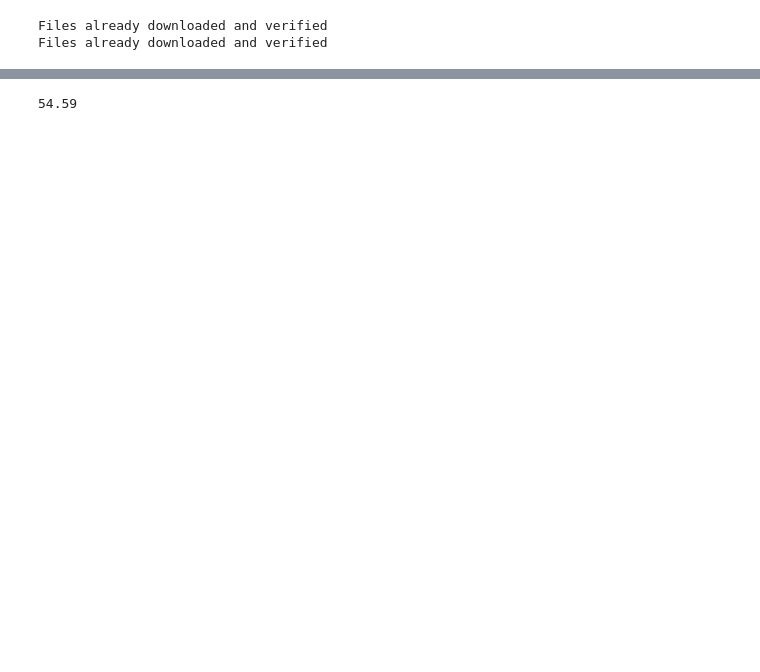
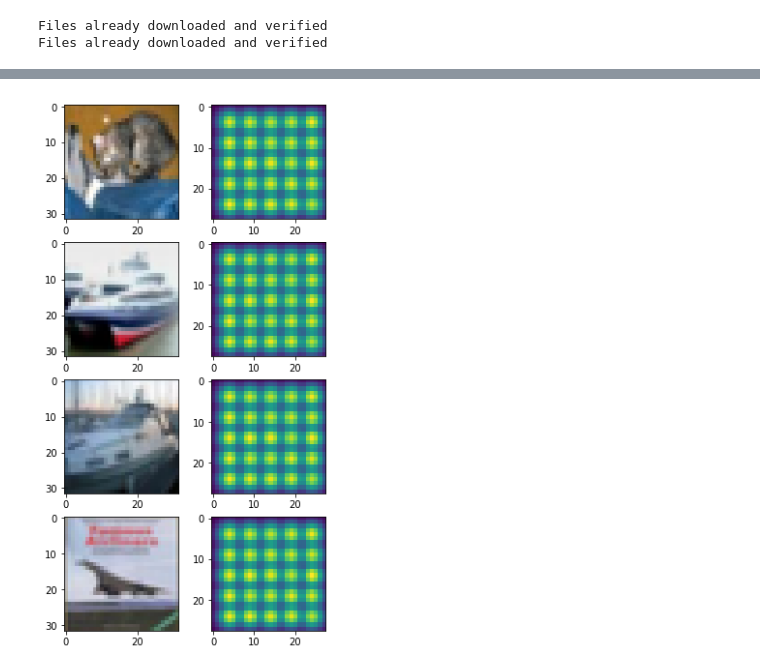
Before and after one commit to jdtheiss/rf_pool, a Jupyter notebook: rf_pool/models_tests.ipynb, the cells around one changed output, grey strips where cells are left out. Cells and saved outputs as stored; diff of their text form; code cells hidden in the pictures; blank space fills up the shorter version.

Commit message:
adds show_lattice() method to model base class and small updates to lattice utils

```diff
--- a/rf_pool/models_tests.ipynb
+++ b/rf_pool/models_tests.ipynb
@@ -60,8 +62,8 @@ print("Number of 'on' params from ff_net + control_net: ", n_params)
 # %%
 # setting requires_gradient:
-model.set_requires_grad("control", False) # turns off ff_net hidden layer params
-n_params = len(model.get_trainable_params())
-print("Number of 'on' params after removing contorl_net: ", n_params)
+# model.set_requires_grad("control", False) # turns off ff_net hidden layer params
+# n_params = len(model.get_trainable_params())
+# print("Number of 'on' params after removing contorl_net: ", n_params)
 # %%
 # test random data
 random_input = torch.rand(data_shape)
@@ -87,4 +89,4 @@ Files already downloaded and verified
 # %%
 # train
 epochs = 2
-model.train_model(epochs, trainloader, monitor=2000, lr=.001, momentum=.9)
+model.train_model(epochs, trainloader, monitor=20, lr=.001, momentum=.9)
@@ -93,5 +93,9 @@ model.train_model(epochs, trainloader, monitor=2000, lr=.001, momentum=.9)
 # %%
 # test accuracy
 model.get_accuracy(testloader)
-# %% [output]
-54.59
+# %%
+dataiter = iter(testloader)
+x, labels = dataiter.next()
+model.show_lattice(x, figsize=(5,10))
+# %% [output]
+[figure, added]
```
Also changed, not shown: parts of 3 cells of this notebook, 2 other files.
